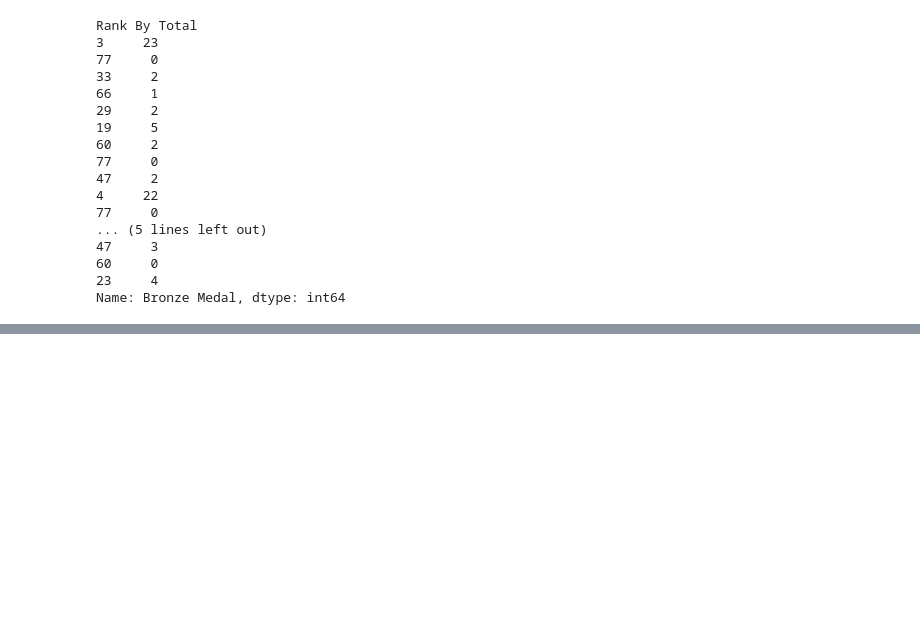
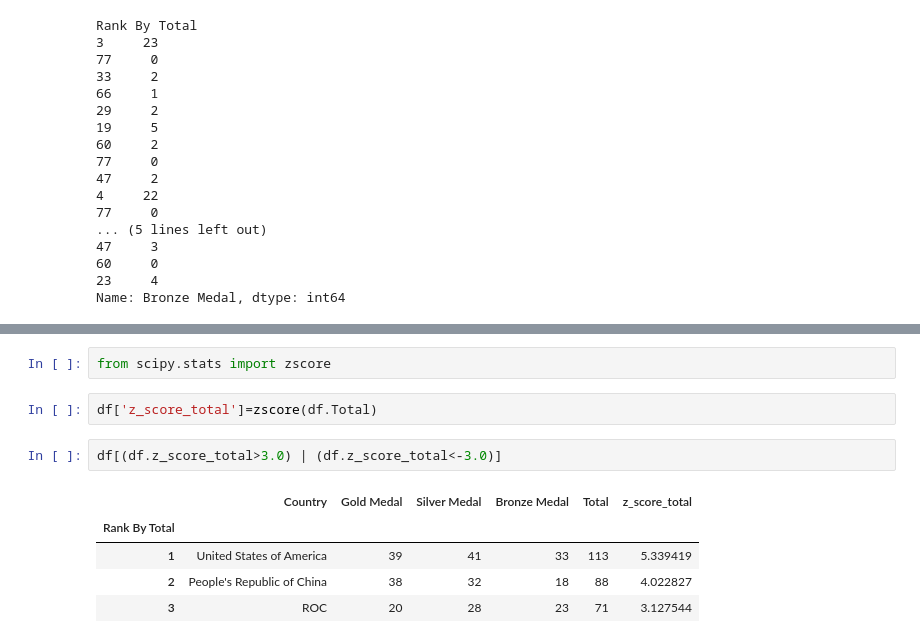
Before and after one commit to mrigankoml/MLAP_Term-IV, a Jupyter notebook: Group_6_Assignment/MLAP_Group6_Assignment.ipynb, the cells around one changed output, grey strips where cells are left out. Saved outputs shown, nothing was run; the diff lists cells and outputs as text; blank space fills up the shorter version.

```diff
--- a/Group_6_Assignment/MLAP_Group6_Assignment.ipynb
+++ b/Group_6_Assignment/MLAP_Group6_Assignment.ipynb
@@ -362,0 +475,12 @@ Name: Bronze Medal, dtype: int64
+# %%
+from scipy.stats import zscore
+# %%
+df['z_score_total']=zscore(df.Total)
+# %%
+df[(df.z_score_total>3.0) | (df.z_score_total<-3.0)]
+# %% [output]
+|  | Country | Gold Medal | Silver Medal | Bronze Medal | Total | z_score_total |
+| Rank By Total |  |  |  |  |  |  |
+| 1 | United States of America | 39 | 41 | 33 | 113 | 5.339419 |
+| 2 | People's Republic of China | 38 | 32 | 18 | 88 | 4.022827 |
+| 3 | ROC | 20 | 28 | 23 | 71 | 3.127544 |
```
Also changed, not shown: parts of 17 cells of this notebook.
